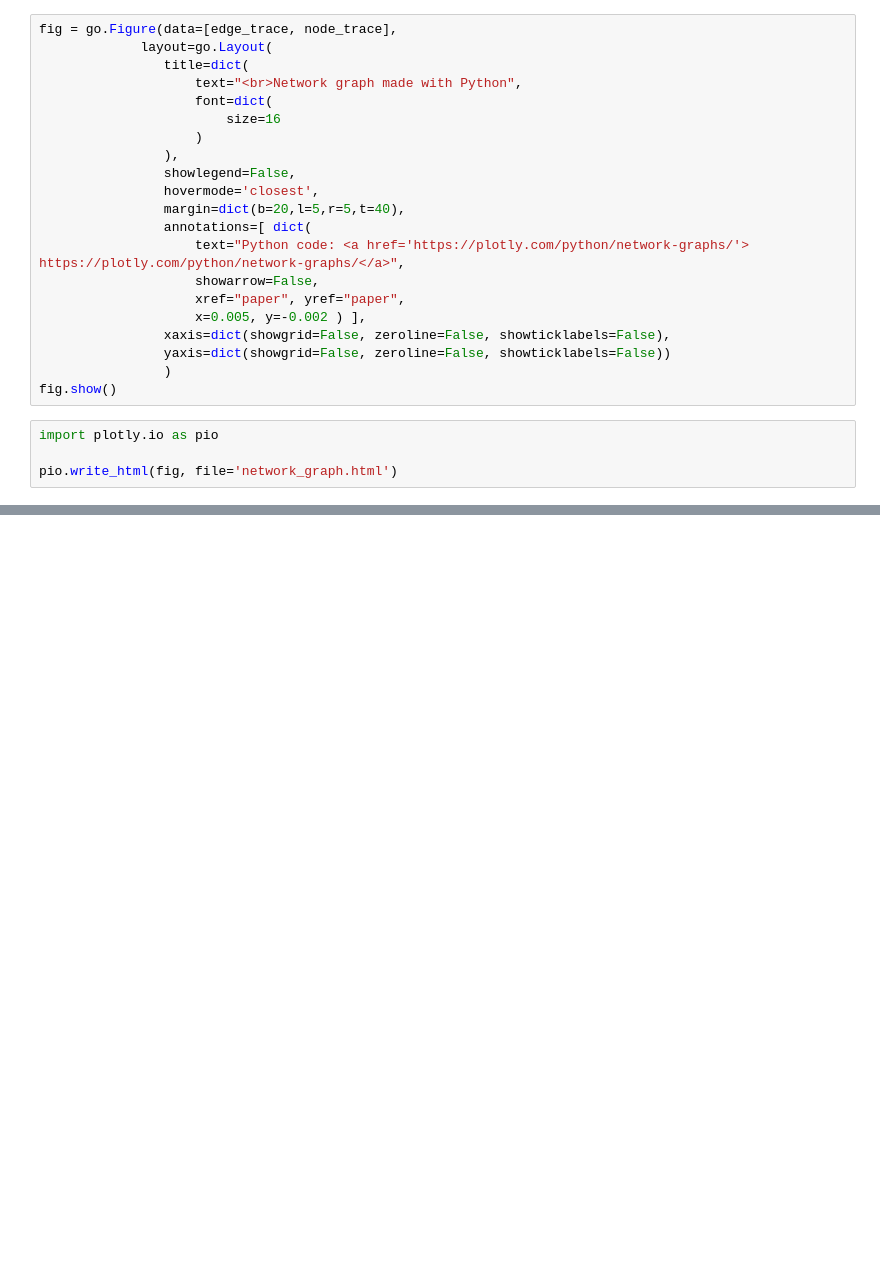
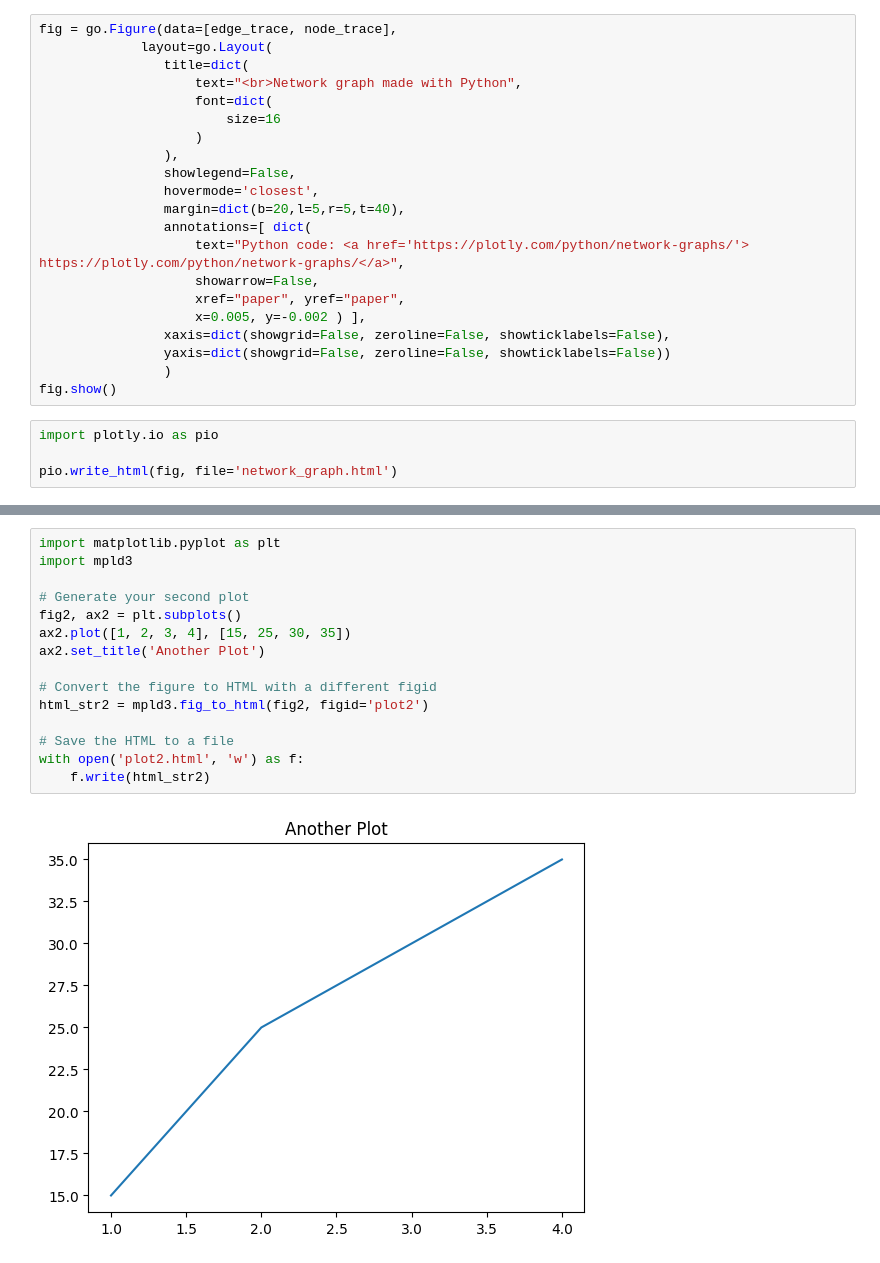
Before and after one commit to matt762/abracadabra, a Jupyter notebook: test.ipynb, the cells around one changed output, grey strips where cells are left out. Cells and saved outputs as stored; diff of their text form; blank space fills up the shorter version.

```diff
--- a/test.ipynb
+++ b/test.ipynb
@@ -89,0 +107,17 @@ pio.write_html(fig, file='network_graph.html')
+# %%
+import matplotlib.pyplot as plt
+import mpld3
+
+# Generate your second plot
+fig2, ax2 = plt.subplots()
+ax2.plot([1, 2, 3, 4], [15, 25, 30, 35])
+ax2.set_title('Another Plot')
+
+# Convert the figure to HTML with a different figid
+html_str2 = mpld3.fig_to_html(fig2, figid='plot2')
+
+# Save the HTML to a file
+with open('plot2.html', 'w') as f:
+    f.write(html_str2)
+# %% [output]
+[figure, added]
```
Also changed, not shown: parts of 1 cell of this notebook, 6 other files.
